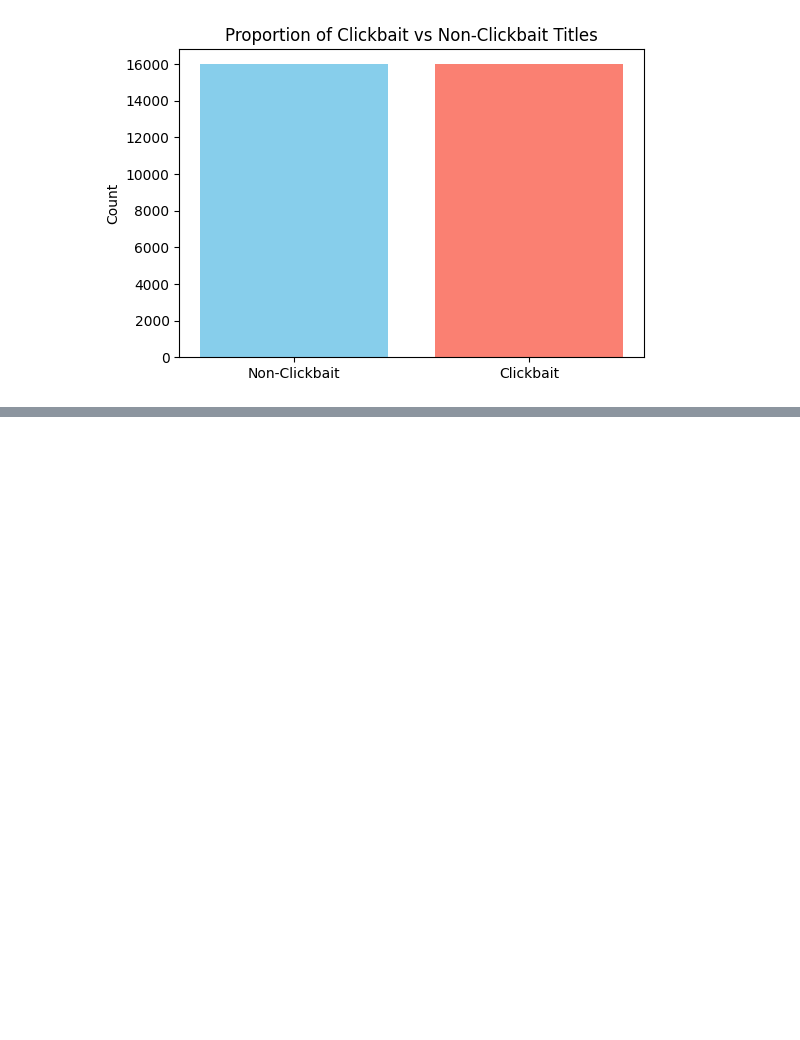
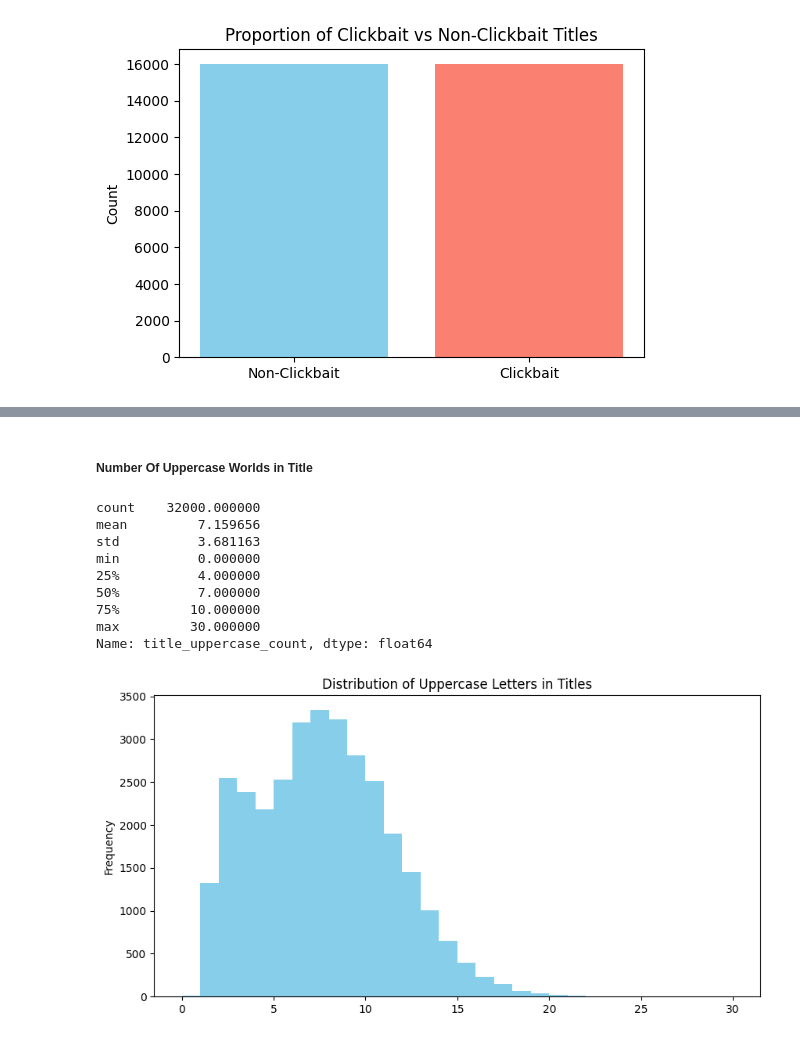
Before and after one commit to abdulwasae734/clickbait-detector, a Jupyter notebook: backend/notebooks/exploration.ipynb, the cells around one changed output, grey strips where cells are left out. Saved outputs shown, nothing was run; the diff lists cells and outputs as text; code cells hidden in the pictures; blank space fills up the shorter version.

```diff
--- a/backend/notebooks/exploration.ipynb
+++ b/backend/notebooks/exploration.ipynb
@@ -147,0 +189,19 @@ plt.show()
+# %% [markdown]
+##### Number Of Uppercase Worlds in Title
+# %%
+if 'title_uppercase_count' not in df.columns:
+    df['title_uppercase_count'] = df['title'].apply(lambda x: sum(1 for c in x if c.isupper()))
+
+df['title_uppercase_count'].plot(bins=30, figsize=(10, 5), kind='hist', color='skyblue', title='Distribution of Uppercase Letters in Titles')
+df['title_uppercase_count'].describe()
+# %% [output]
+count    32000.000000
+mean         7.159656
+std          3.681163
+min          0.000000
+25%          4.000000
+50%          7.000000
+75%         10.000000
+max         30.000000
+Name: title_uppercase_count, dtype: float64
+[figure, added]
```
Also changed, not shown: parts of 29 cells of this notebook.
